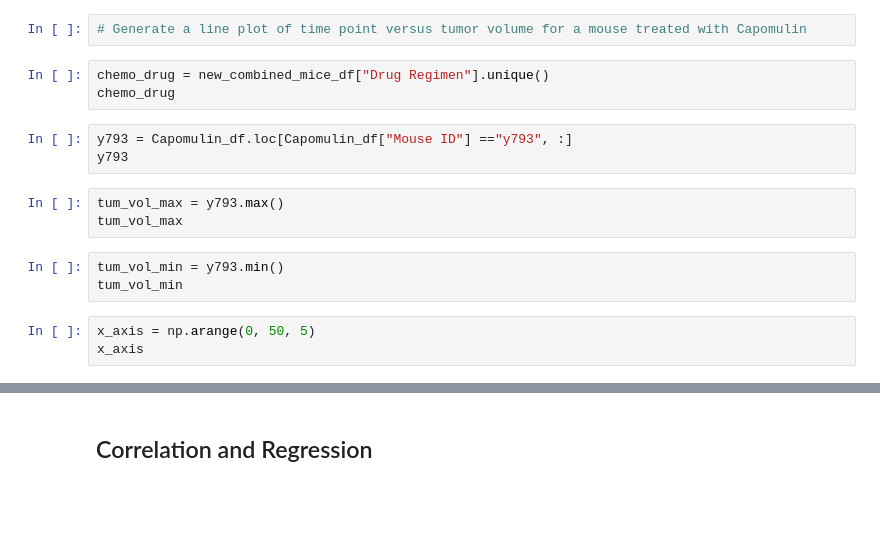
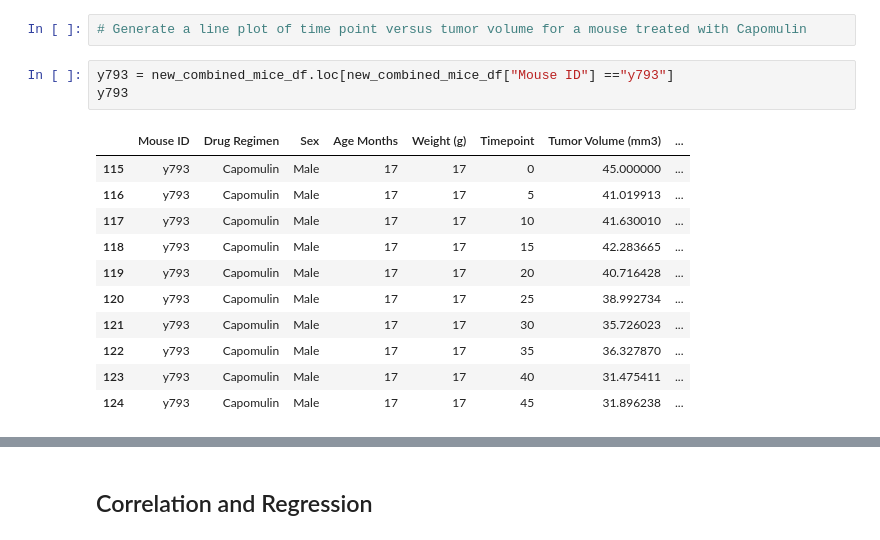
Before and after one commit to kvereda/Matplotlib-challenge, a Jupyter notebook: pymaceuticals_starter.ipynb, the cells around one changed output, grey strips where cells are left out. Saved outputs shown, nothing was run; the diff lists cells and outputs as text; blank space fills up the shorter version.

```diff
--- a/pymaceuticals_starter.ipynb
+++ b/pymaceuticals_starter.ipynb
@@ -492,19 +567,19 @@ last_combined_mice_complete_df.plot.box()
 ## Line and Scatter Plots
 # %%
 # Generate a line plot of time point versus tumor volume for a mouse treated with Capomulin
-# %%
-chemo_drug = new_combined_mice_df["Drug Regimen"].unique()
-chemo_drug
 # %%
-y793 = Capomulin_df.loc[Capomulin_df["Mouse ID"] =="y793", :]
+y793 = new_combined_mice_df.loc[new_combined_mice_df["Mouse ID"] =="y793"]
 y793
+# %% [output]
+|  | Mouse ID | Drug Regimen | Sex | Age Months | Weight (g) | Timepoint | Tumor Volume (mm3) | ... |
+| 115 | y793 | Capomulin | Male | 17 | 17 | 0 | 45.000000 | ... |
+| 116 | y793 | Capomulin | Male | 17 | 17 | 5 | 41.019913 | ... |
+| 117 | y793 | Capomulin | Male | 17 | 17 | 10 | 41.630010 | ... |
+| 118 | y793 | Capomulin | Male | 17 | 17 | 15 | 42.283665 | ... |
+| 119 | y793 | Capomulin | Male | 17 | 17 | 20 | 40.716428 | ... |
+| 120 | y793 | Capomulin | Male | 17 | 17 | 25 | 38.992734 | ... |
+| 121 | y793 | Capomulin | Male | 17 | 17 | 30 | 35.726023 | ... |
+| 122 | y793 | Capomulin | Male | 17 | 17 | 35 | 36.327870 | ... |
+| 123 | y793 | Capomulin | Male | 17 | 17 | 40 | 31.475411 | ... |
+| 124 | y793 | Capomulin | Male | 17 | 17 | 45 | 31.896238 | ... |
-# %%
-tum_vol_max = y793.max()
-tum_vol_max
-# %%
-tum_vol_min = y793.min()
-tum_vol_min
-# %%
-x_axis = np.arange(0, 50, 5)
-x_axis
 # %%
```
Also changed, not shown: parts of 22 cells of this notebook.
